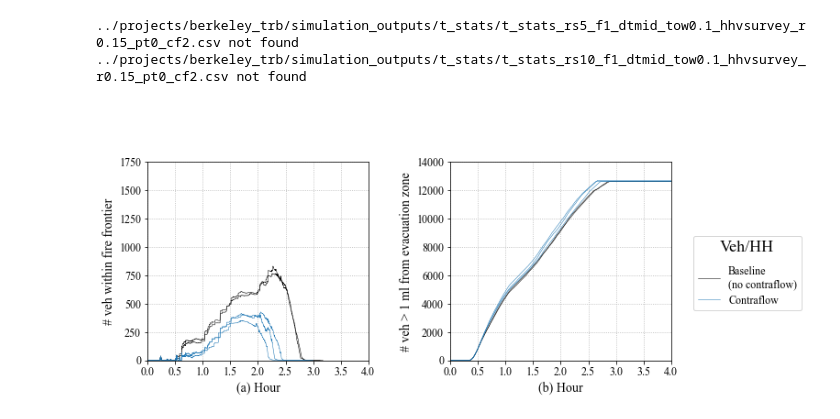
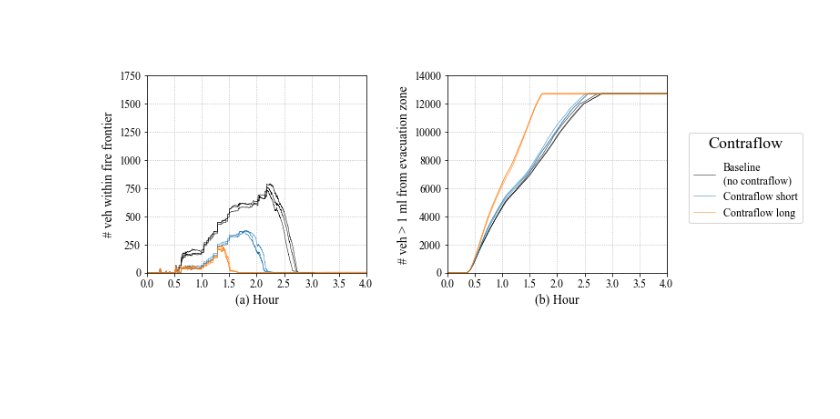
Before and after one commit to cb-cities/spatial_queue, a Jupyter notebook: model/berkeley_visualization.ipynb, the cells around one changed output. Saved outputs shown, nothing was run; the diff lists cells and outputs as text; code cells hidden in the pictures; blank space fills up the shorter version.

```diff
--- a/model/berkeley_visualization.ipynb
+++ b/model/berkeley_visualization.ipynb
@@ -42,7 +42,7 @@ b_tow_pct, d_tow_pct = 0.1, {0: 'Baseline (0%)', 0.1: '10%', 0.25: '25%'}
 b_hh_veh, d_hh_veh = 'survey', {'survey': 'Baseline (survey):\n44%/43%/13% hh\nwith 1/2/3 veh', 1: '1 veh/hh', 3: '3 veh/hh'}
 b_reroute_pct, d_reroute_pct = 0.15, {0: 'Baseline (0%)', 0.2: '20%', 0.5: '50%', 1: '100%'}
 b_phase_tdiff, d_phase_tdiff = 0, {0: 'Baseline (no\nphased evacuation)', 15: '15 min apart', 30: '30 min apart', 60: '60 min apart'}
-b_counterflow, d_counterflow = 0, {0: 'Baseline\n(no contraflow)', 1: 'Contraflow'}
+b_counterflow, d_counterflow = 0, {0: 'Baseline\n(no contraflow)', 1: 'Contraflow short', 2: 'Contraflow long'}
 
 ### fire speed
 fig, ax = plt.subplots(1, 2, figsize=(10, 5))
@@ -60,7 +60,7 @@ for counterflow in [0, 1, 2]:
     c = next(color)
     for random_seed in [0, 5, 10]:
         try:
-            file_name = '../projects/berkeley_trb/simulation_outputs/t_stats/t_stats_rs{}_f{}_dt{}_tow{}_hhv{}_r{}_pt{}_cf{}.csv'.format(
+            file_name = '../projects/berkeley_trb/simulation_outputs/t_stats/t_stats_test_store_rs{}_f{}_dt{}_tow{}_hhv{}_r{}_pt{}_cf{}.csv'.format(
                 random_seed, b_fire_speed, b_dept_time_id, b_tow_pct, b_hh_veh, b_reroute_pct, b_phase_tdiff, counterflow)
             res = pd.read_csv(file_name)
         except FileNotFoundError:
@@ -72,34 +72,32 @@ for counterflow in [0, 1, 2]:
         ax[0].set_ylabel('# veh within fire frontier')
         ax[0].set_xlabel('(a) Hour')
         ax[0].set_xlim([0, 4])
         ax[0].set_ylim([0, 1750])
 #         ax[0].set_ylim([0, 3000])
         ax[0].set_xticks(np.arange(0, 4.5, 0.5))
         ax[0].set_yticks(np.arange(0, 1800, 250))
         ax[0].grid(ls=':')
 
         ax[1].plot((res['t']/3600).values.tolist()+[6], (res['out_evac_buffer_cnts']+res['arr']).values.tolist()+[np.max(res['arr'])], lw=0.5, c=c)
 #         line2,= ax[1].plot((res['t']/3600).values.tolist(), (12677-res['init']-res['load']).values.tolist(), lw=0.5, c=c, ls='--', dashes=(5, 10))
 #         if random_seed == 5:
 #             line2.set_label(d_dept_time_id2[dept_time_id])
 #         ax[1].set_ylabel('# veh > 1 ml from evacuation zone\nor # veh started evacuation')
         ax[1].set_ylabel('# veh > 1 ml from evacuation zone')
         ax[1].set_xlabel('(b) Hour')
         ax[1].set_xlim([0, 4])
         ax[1].set_ylim([0, 14000])
 #         ax[1].set_ylim([0, 20000])
         ax[1].set_xticks(np.arange(0, 4.5, 0.5))
         ax[1].set_yticks(np.arange(0, 15000, 2000))
         ax[1].grid(ls=':')
 
 handles, labels = ax[0].get_legend_handles_labels()
 handles2, labels2 = ax[1].get_legend_handles_labels()
 leg = plt.legend(handles+handles2, labels+labels2, loc=[1.1,0.25])
-leg.set_title("Veh/HH", prop = {'size': 18})
+leg.set_title("Contraflow", prop = {'size': 18})
 leg._legend_box.sep = 12
 leg._legend_box.align = "center"
 plt.show()
 # %% [output]
-../projects/berkeley_trb/simulation_outputs/t_stats/t_stats_rs5_f1_dtmid_tow0.1_hhvsurvey_r0.15_pt0_cf2.csv not found
-../projects/berkeley_trb/simulation_outputs/t_stats/t_stats_rs10_f1_dtmid_tow0.1_hhvsurvey_r0.15_pt0_cf2.csv not found
-[figure, old version]
+[figure, new version]
```
Also changed, not shown: 7 other files.
